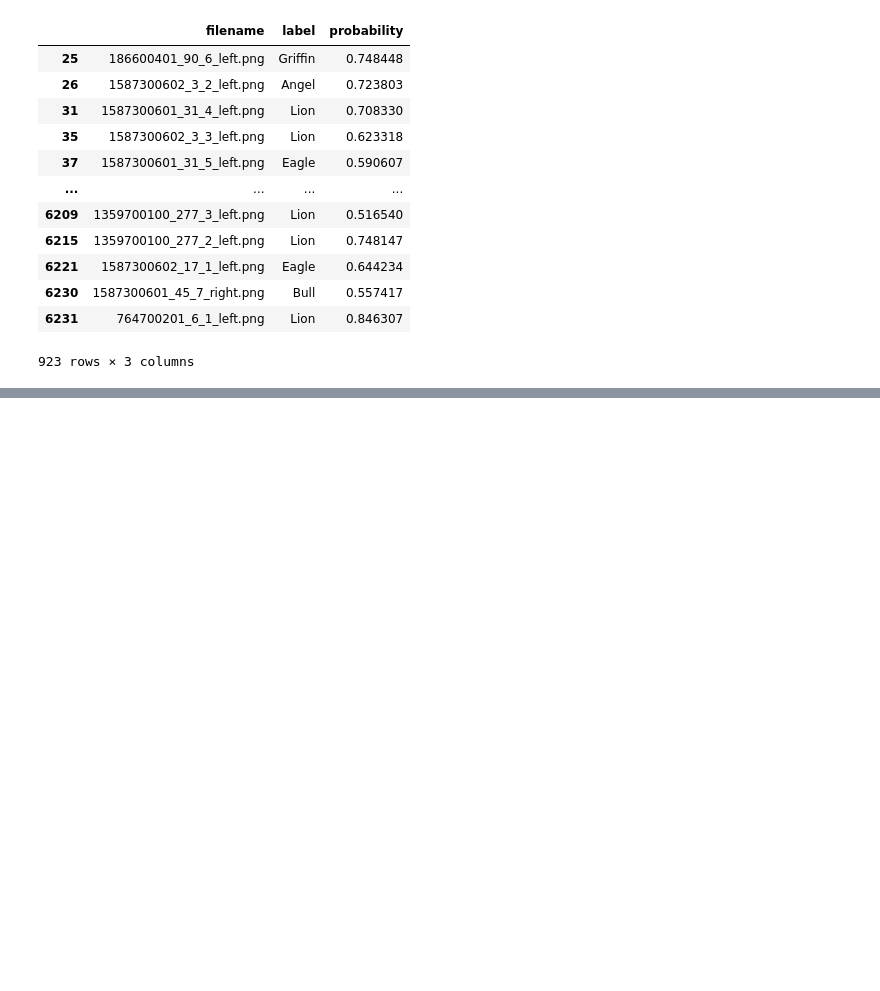
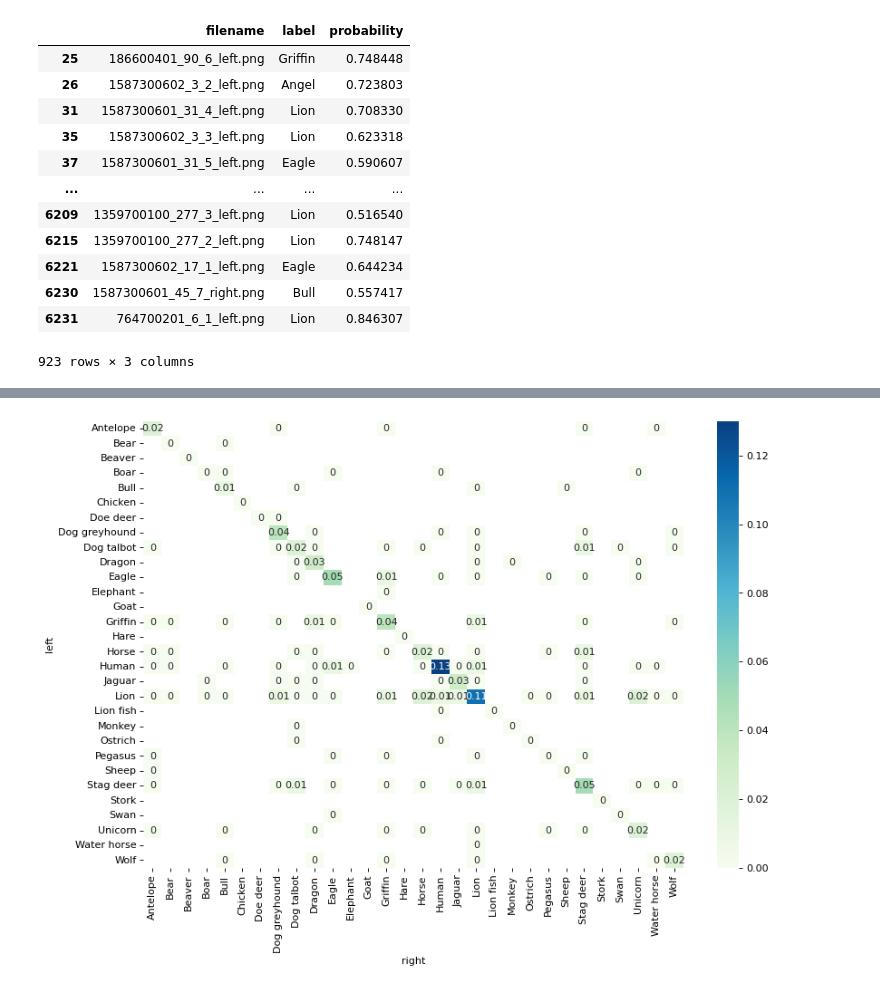
Before and after one commit to nesterenkojul/ecco-heraldry-animals, a Jupyter notebook: dh_data_explore.ipynb, the cells around one changed output, grey strips where cells are left out. Cells and saved outputs as stored; diff of their text form; code cells hidden in the pictures; blank space fills up the shorter version.

```diff
--- a/dh_data_explore.ipynb
+++ b/dh_data_explore.ipynb
@@ -553,0 +633,12 @@ detected_animals[detected_animals.probability > 0.5] #.label.value_counts()
+# %%
+annotations = pd.read_csv("annotations_detailed.csv")
+annotations.drop_duplicates('image', inplace=True)
+annotations['image'] = annotations['image'].apply(lambda x: x.replace('http://127.0.0.1:8000/', '').strip('.png'))
+annotations = annotations[['image', 'label']][~annotations.label.isin(['nothing', 'unclear', 'hybrid_other'])]
+annotations['label'] = annotations.label.apply(lambda x: x.replace('_', ' ').capitalize() if isinstance(x, str) else None)
+# %%
+annotations['doc_id'] = annotations.image.apply(lambda x: int(x.split('_')[0]))
+annotations['page_num'] = annotations.image.apply(lambda x: x.split('_')[1])
+annotations['picture_num'] = annotations.image.apply(lambda x: x.split('_')[2])
+annotations['position'] = annotations.image.apply(lambda x: x.split('_')[3])
+annotations['heraldry_id'] = annotations.image.apply(lambda x: x.strip('_left').strip('_right'))
@@ -553,0 +658,4 @@ detected_animals[detected_animals.probability > 0.5] #.label.value_counts()
+# %%
+catalogue_info = pd.read_csv(("selected_catalogues.csv"), index_col=0)
+unique_work_ids = catalogue_info[['work_id', 'edition_document_id']].rename(columns={'edition_document_id': 'doc_id'})
+annotations = annotations.merge(unique_work_ids, on='doc_id', how='left')
@@ -553,0 +722,3 @@ detected_animals[detected_animals.probability > 0.5] #.label.value_counts()
+# %%
+animal_pairs = annotations.pivot(columns='position', index=['work_id', 'doc_id', 'heraldry_id'], values='label').reset_index()
+animal_pairs
@@ -553,0 +739,8 @@ detected_animals[detected_animals.probability > 0.5] #.label.value_counts()
+# %%
+pair_matrix = (animal_pairs.groupby(['left', 'right']).size() / animal_pairs.shape[0]).apply(lambda x: round(x, 2)).unstack(fill_value=None)
+
+plt.figure(figsize=(12, 8), dpi=80)
+sns.heatmap(pair_matrix, annot=True, cmap="GnBu", fmt="g")
+plt.show()
+# %% [output]
+[figure, added]
```
Also changed, not shown: parts of 33 cells of this notebook, 15 other files.
